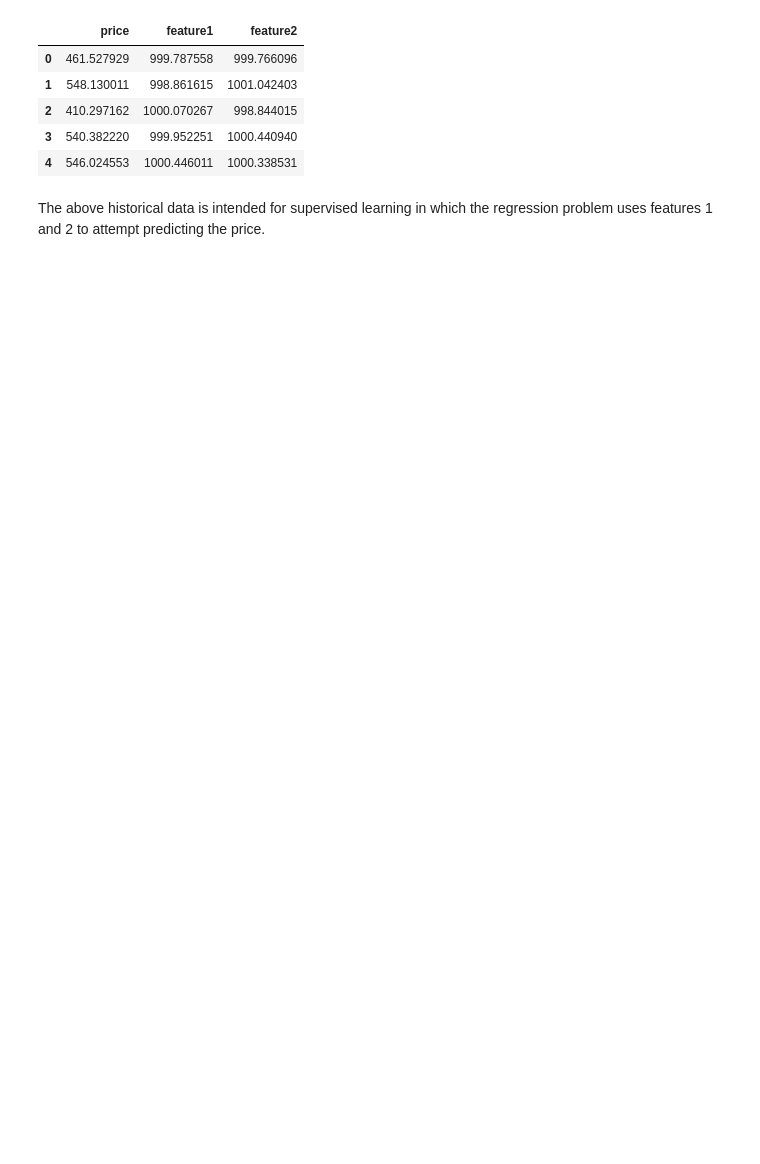
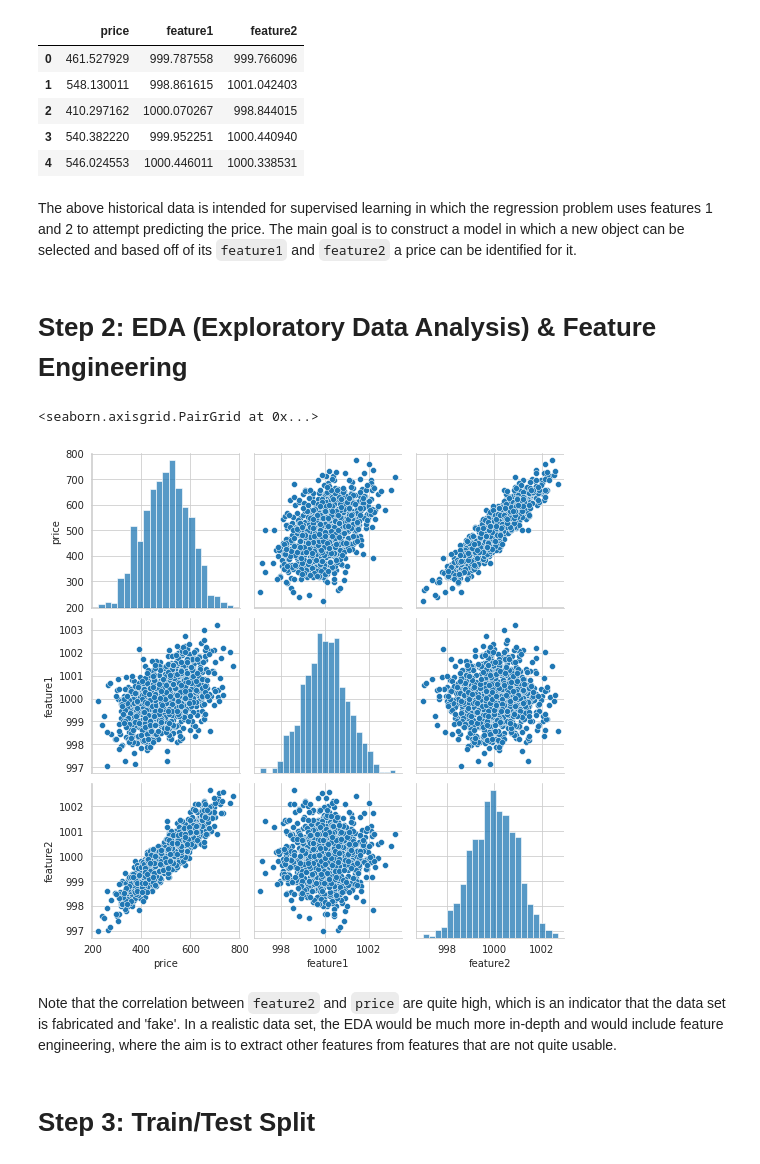
Before and after one commit to morphingdesign/tfExplore, a Jupyter notebook: TF_Syntax_Basics.ipynb, the cells around one changed output. Drawn from its saved outputs; the diff is of its cells as text; code cells hidden in the pictures; blank space fills up the shorter version.

Commit message:
Initial steps for data preparation.

```diff
--- a/TF_Syntax_Basics.ipynb
+++ b/TF_Syntax_Basics.ipynb
@@ -22,4 +24,15 @@ df.head()
 | 3 | 540.382220 | 999.952251 | 1000.440940 |
 | 4 | 546.024553 | 1000.446011 | 1000.338531 |
 # %% [markdown]
-The above historical data is intended for supervised learning in which the regression problem uses features 1 and 2 to attempt predicting the price.
+The above historical data is intended for supervised learning in which the regression problem uses features 1 and 2 to attempt predicting the price. The main goal is to construct a model in which a new object can be selected and based off of its `feature1` and `feature2` a price can be identified for it.
+# %% [markdown]
+# Step 2: EDA (Exploratory Data Analysis) & Feature Engineering
+# %%
+sns.pairplot(df)
+# %% [output]
+<seaborn.axisgrid.PairGrid at 0x...>
+[figure, added]
+# %% [markdown]
+Note that the correlation between `feature2` and `price` are quite high, which is an indicator that the data set is fabricated and 'fake'. In a realistic data set, the EDA would be much more in-depth and would include feature engineering, where the aim is to extract other features from features that are not quite usable.
+# %% [markdown]
+# Step 3: Train/Test Split
```
Also changed, not shown: parts of 19 cells of this notebook.
